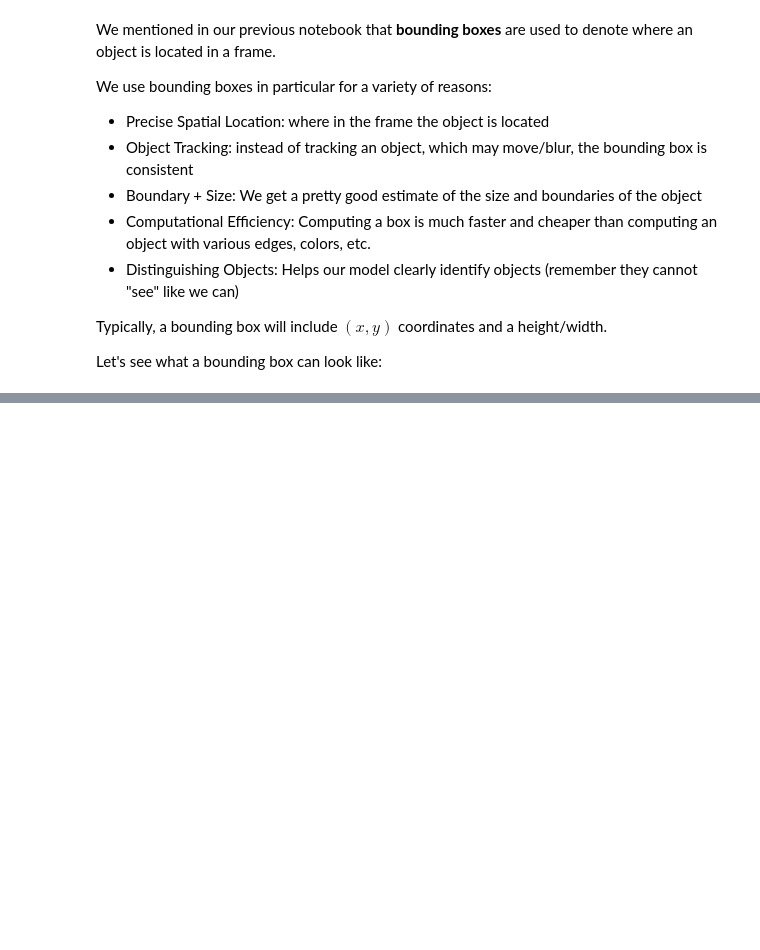
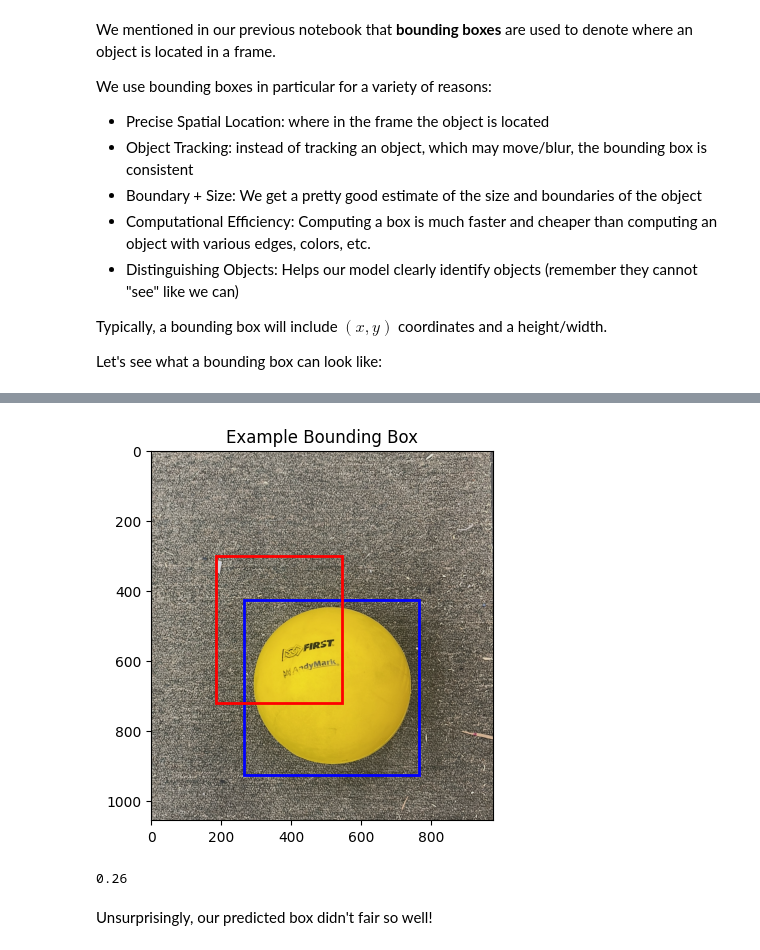
Before and after one commit to nickmelamed/mortorq_instruction, a Jupyter notebook: ml_resources/perception_primer/02-object-detection.ipynb, the cells around one changed output, grey strips where cells are left out. Drawn from its saved outputs; the diff is of its cells as text; code cells hidden in the pictures; blank space fills up the shorter version.

```diff
--- a/ml_resources/perception_primer/02-object-detection.ipynb
+++ b/ml_resources/perception_primer/02-object-detection.ipynb
@@ -40,0 +125,25 @@ plt.show()
+# %%
+# plot our predicted and ground truth bounding boxes
+
+fig, ax = plt.subplots()
+ax.imshow(ball)
+
+# draw ground truth bounding box
+ground_box = Rectangle((265,425),500,500,fill=False,linewidth=2, color = 'blue')
+ax.add_patch(ground_box)
+
+# draw predicted bounding box
+pred_box = Rectangle((187, 300),360,420,fill=False,linewidth=2, color = 'red')
+ax.add_patch(pred_box)
+
+ax.set_title("Example Bounding Box")
+plt.show()
+# %% [output]
+[figure, added]
+# %%
+# finally return our IoU
+print(round(calculate_iou(ground_box, pred_box), 2))
+# %% [output]
+0.26
+# %% [markdown]
+Unsurprisingly, our predicted box didn't fair so well!
```
Also changed, not shown: parts of 11 cells of this notebook, 3 other files.
